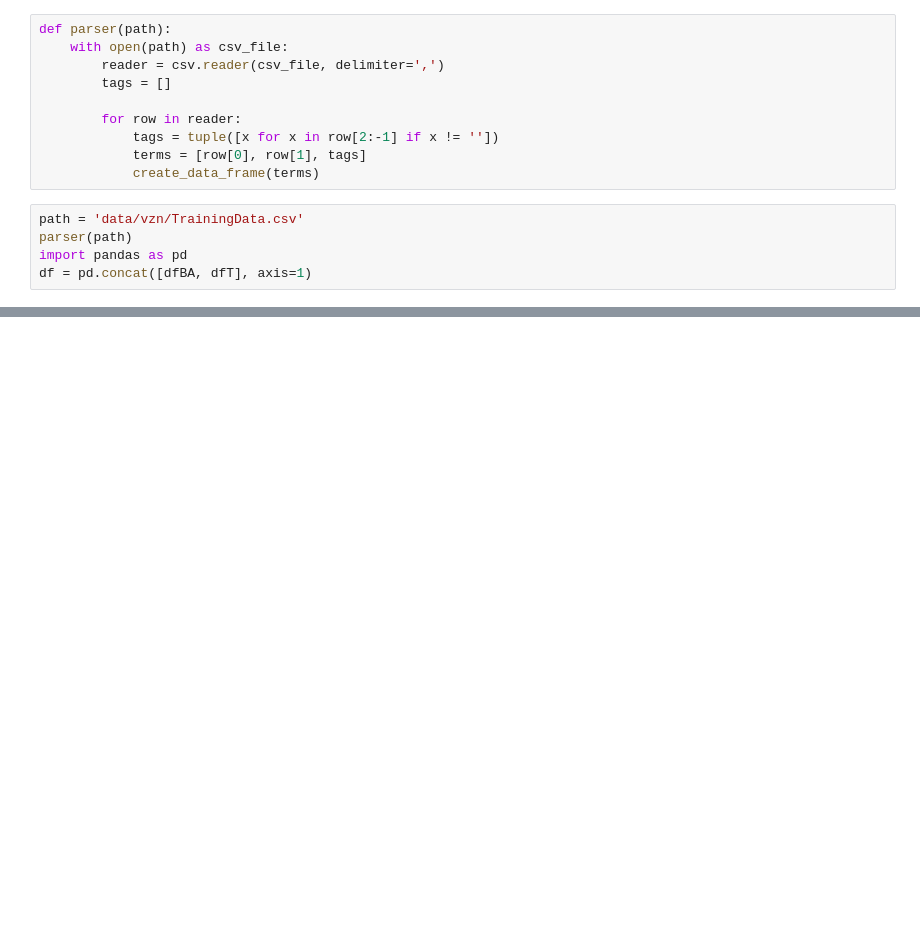
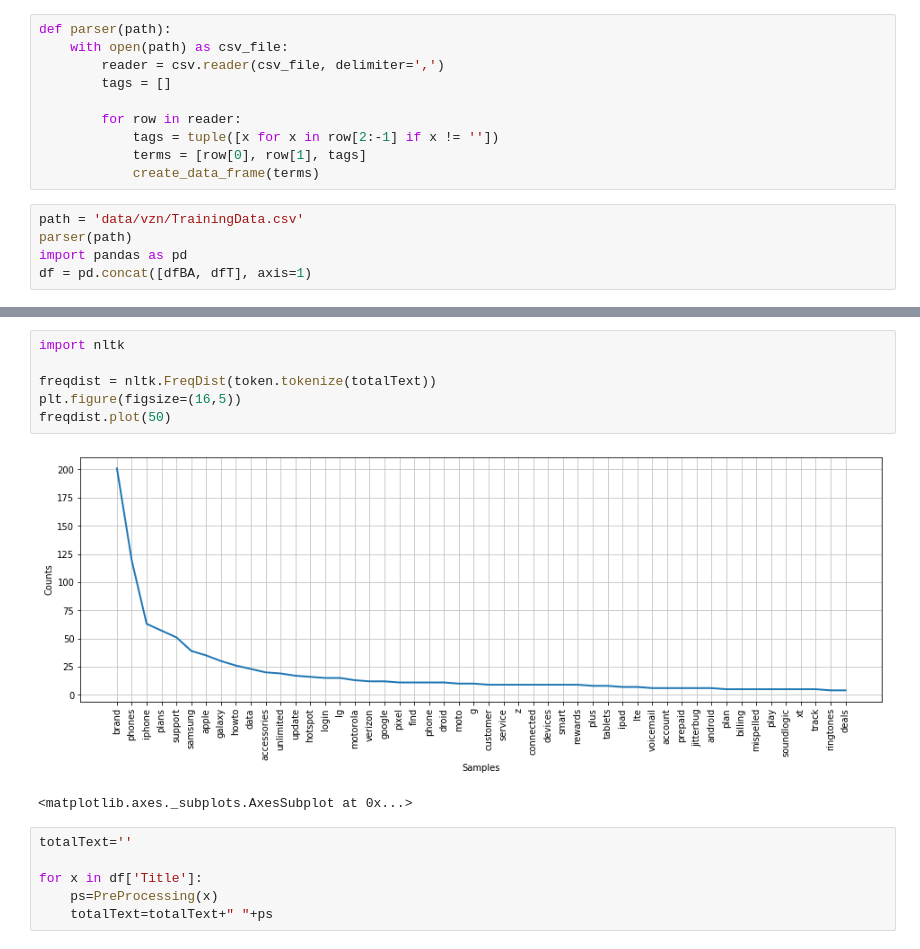
Before and after one commit to andres-root/multilabel-text-classifier, a Jupyter notebook: multilabel2.ipynb, the cells around one changed output, grey strips where cells are left out. Saved outputs shown, nothing was run; the diff lists cells and outputs as text; blank space fills up the shorter version.

```diff
--- a/multilabel2.ipynb
+++ b/multilabel2.ipynb
@@ -43,0 +157,15 @@ df = pd.concat([dfBA, dfT], axis=1)
+# %%
+import nltk
+
+freqdist = nltk.FreqDist(token.tokenize(totalText))
+plt.figure(figsize=(16,5))
+freqdist.plot(50)
+# %% [output]
+[figure, added]
+<matplotlib.axes._subplots.AxesSubplot at 0x...>
+# %%
+totalText=''
+
+for x in df['Title']:
+    ps=PreProcessing(x)
+    totalText=totalText+" "+ps
```
Also changed, not shown: parts of 25 cells of this notebook.
